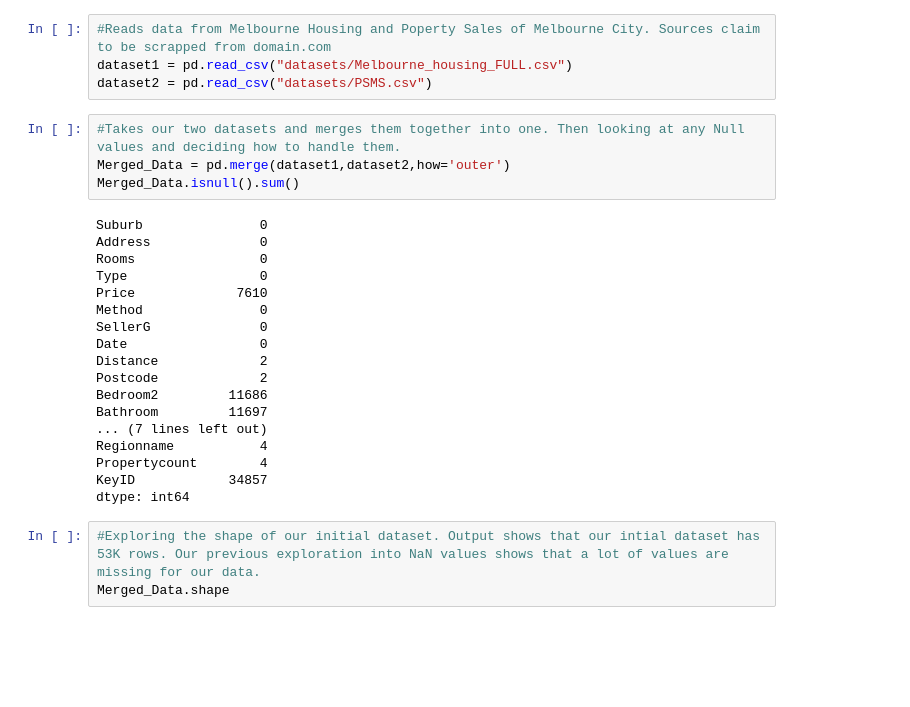
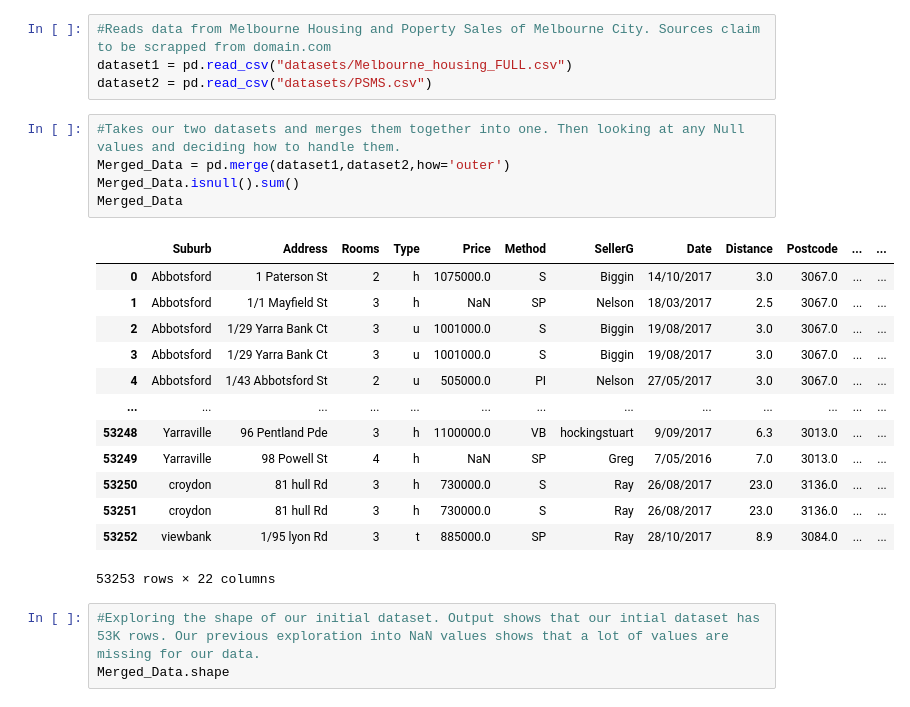
Before and after one commit to Thomaspeacock-studio/HousingPriceMachineLearningModel, a Jupyter notebook: main.ipynb, the cells around one changed output. Saved outputs shown, nothing was run; the diff lists cells and outputs as text; blank space fills up the shorter version.

```diff
--- a/main.ipynb
+++ b/main.ipynb
@@ -10,25 +10,22 @@ dataset2 = pd.read_csv("datasets/PSMS.csv")
 # %%
 #Takes our two datasets and merges them together into one. Then looking at any Null values and deciding how to handle them.
 Merged_Data = pd.merge(dataset1,dataset2,how='outer')
 Merged_Data.isnull().sum()
+Merged_Data
 # %% [output]
+|  | Suburb | Address | Rooms | Type | Price | Method | SellerG | Date | Distance | Postcode | ... | ... |
+| 0 | Abbotsford | 1 Paterson St | 2 | h | 1075000.0 | S | Biggin | 14/10/2017 | 3.0 | 3067.0 | ... | ... |
+| 1 | Abbotsford | 1/1 Mayfield St | 3 | h | NaN | SP | Nelson | 18/03/2017 | 2.5 | 3067.0 | ... | ... |
+| 2 | Abbotsford | 1/29 Yarra Bank Ct | 3 | u | 1001000.0 | S | Biggin | 19/08/2017 | 3.0 | 3067.0 | ... | ... |
+| 3 | Abbotsford | 1/29 Yarra Bank Ct | 3 | u | 1001000.0 | S | Biggin | 19/08/2017 | 3.0 | 3067.0 | ... | ... |
+| 4 | Abbotsford | 1/43 Abbotsford St | 2 | u | 505000.0 | PI | Nelson | 27/05/2017 | 3.0 | 3067.0 | ... | ... |
+| ... | ... | ... | ... | ... | ... | ... | ... | ... | ... | ... | ... | ... |
+| 53248 | Yarraville | 96 Pentland Pde | 3 | h | 1100000.0 | VB | hockingstuart | 9/09/2017 | 6.3 | 3013.0 | ... | ... |
+| 53249 | Yarraville | 98 Powell St | 4 | h | NaN | SP | Greg | 7/05/2016 | 7.0 | 3013.0 | ... | ... |
+| 53250 | croydon | 81 hull Rd | 3 | h | 730000.0 | S | Ray | 26/08/2017 | 23.0 | 3136.0 | ... | ... |
+| 53251 | croydon | 81 hull Rd | 3 | h | 730000.0 | S | Ray | 26/08/2017 | 23.0 | 3136.0 | ... | ... |
+| 53252 | viewbank | 1/95 lyon Rd | 3 | t | 885000.0 | SP | Ray | 28/10/2017 | 8.9 | 3084.0 | ... | ... |
-Suburb               0
-Address              0
-Rooms                0
-Type                 0
-Price             7610
-Method               0
-SellerG              0
-Date                 0
-Distance             2
-Postcode             2
-Bedroom2         11686
-Bathroom         11697
-... (7 lines left out)
-Regionname           4
-Propertycount        4
-KeyID            34857
-dtype: int64
+53253 rows × 22 columns
 # %%
 #Exploring the shape of our initial dataset. Output shows that our intial dataset has 53K rows. Our previous exploration into NaN values shows that a lot of values are missing for our data.
 Merged_Data.shape
```
Also changed, not shown: parts of 15 cells of this notebook, 2 other files.
